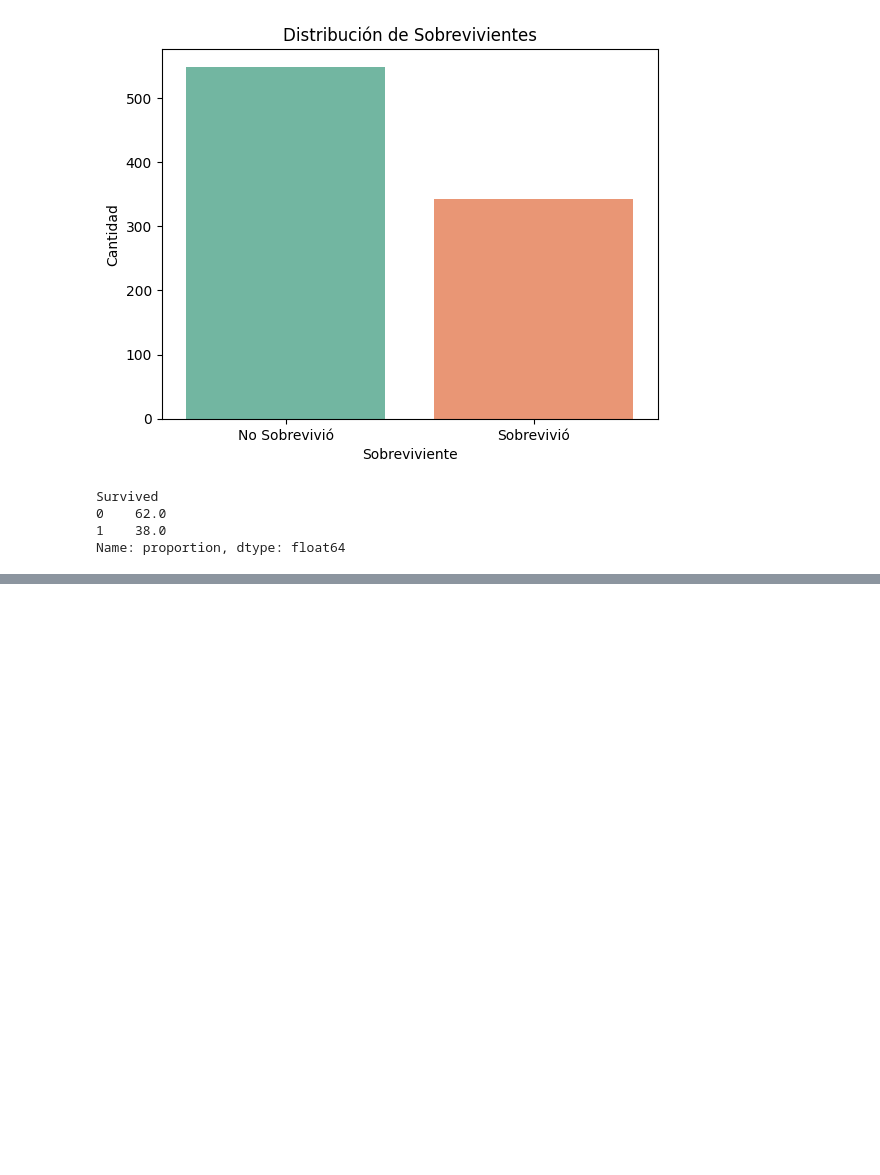
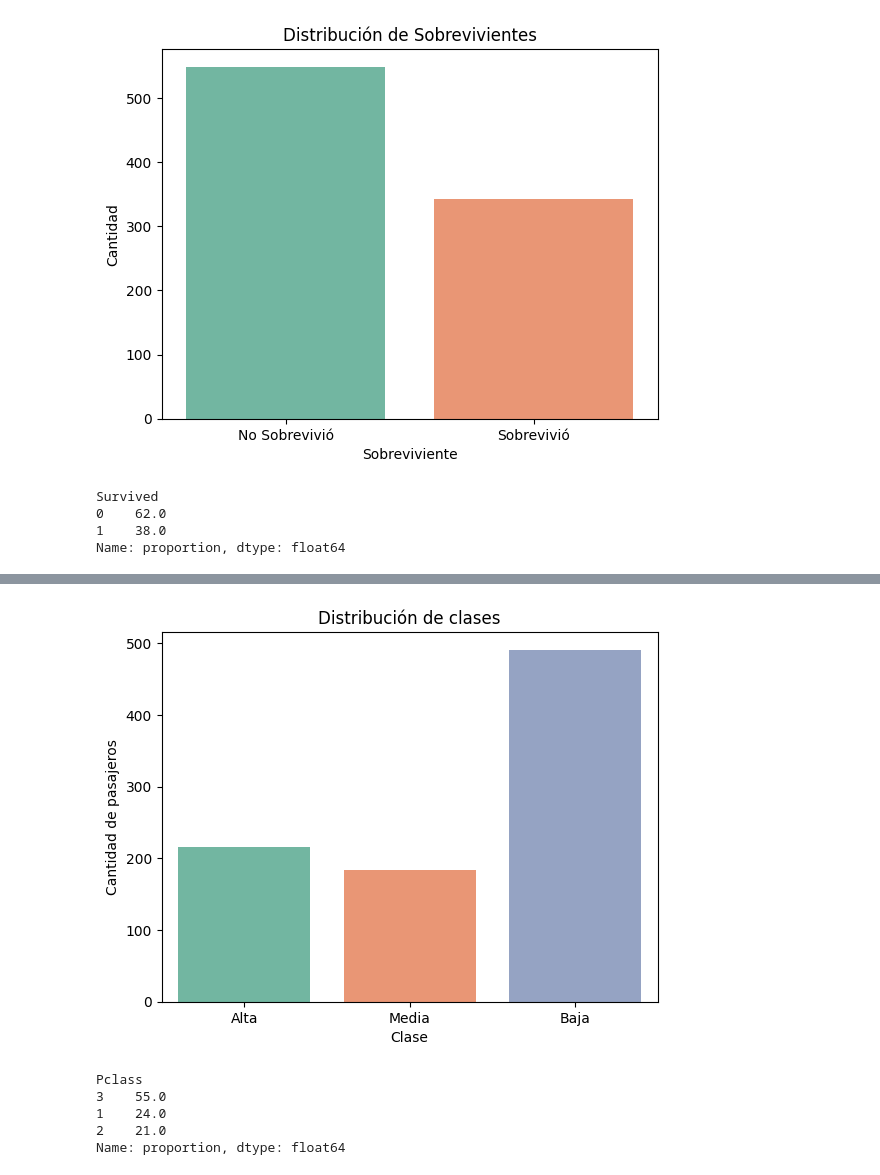
Before and after one commit to urcuninna/titanic_project, a Jupyter notebook: nootebooks/01_data_exploration.ipynb, the cells around one changed output, grey strips where cells are left out. Saved outputs shown, nothing was run; the diff lists cells and outputs as text; code cells hidden in the pictures; blank space fills up the shorter version.

```diff
--- a/nootebooks/01_data_exploration.ipynb
+++ b/nootebooks/01_data_exploration.ipynb
@@ -229,0 +249,22 @@ Name: proportion, dtype: float64
+# %%
+# Visualización univariada de Pclass
+
+sns.countplot(
+    data=df,
+    x="Pclass",
+    palette="Set2")
+
+plt.title("Distribución de clases")
+plt.xlabel("Clase")
+plt.ylabel("Cantidad de pasajeros")
+plt.xticks(ticks=[0,1,2], labels=["Alta", "Media", "Baja"])
+plt.show()
+
+df["Pclass"].value_counts(normalize=True).round(2)*100
+# %% [output]
+[figure, added]
+Pclass
+3    55.0
+1    24.0
+2    21.0
+Name: proportion, dtype: float64
```
Also changed, not shown: parts of 13 cells of this notebook.
